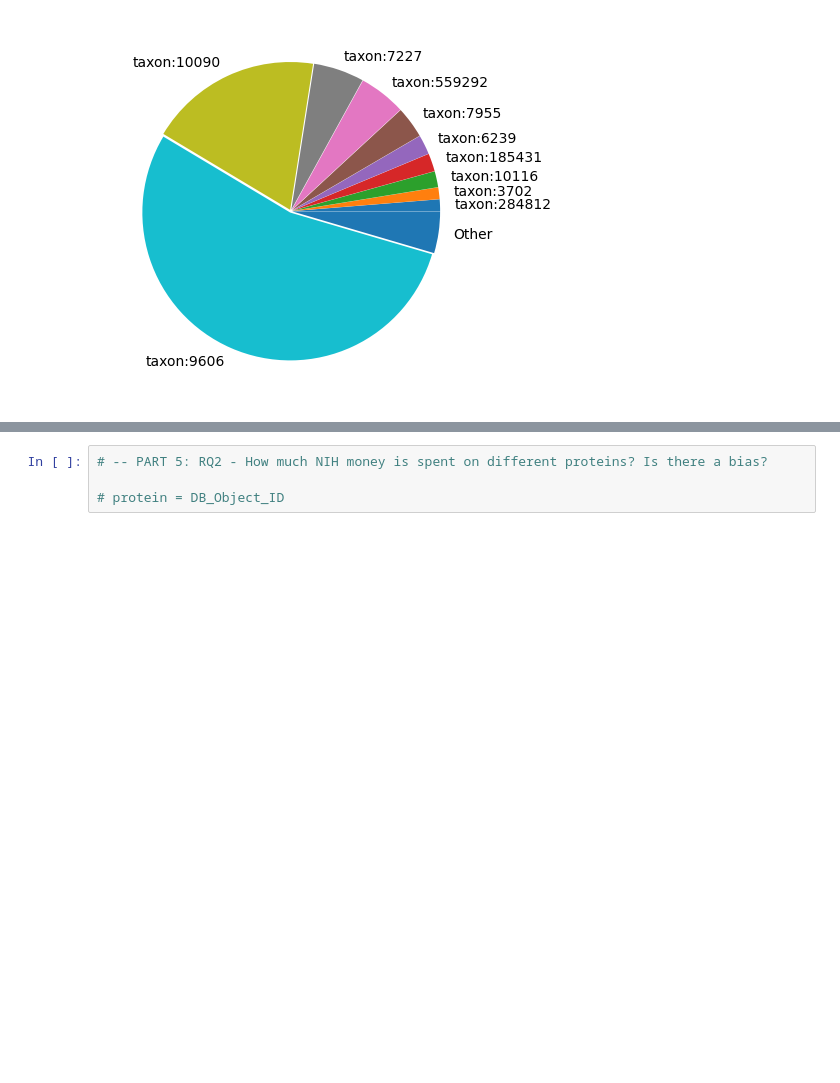
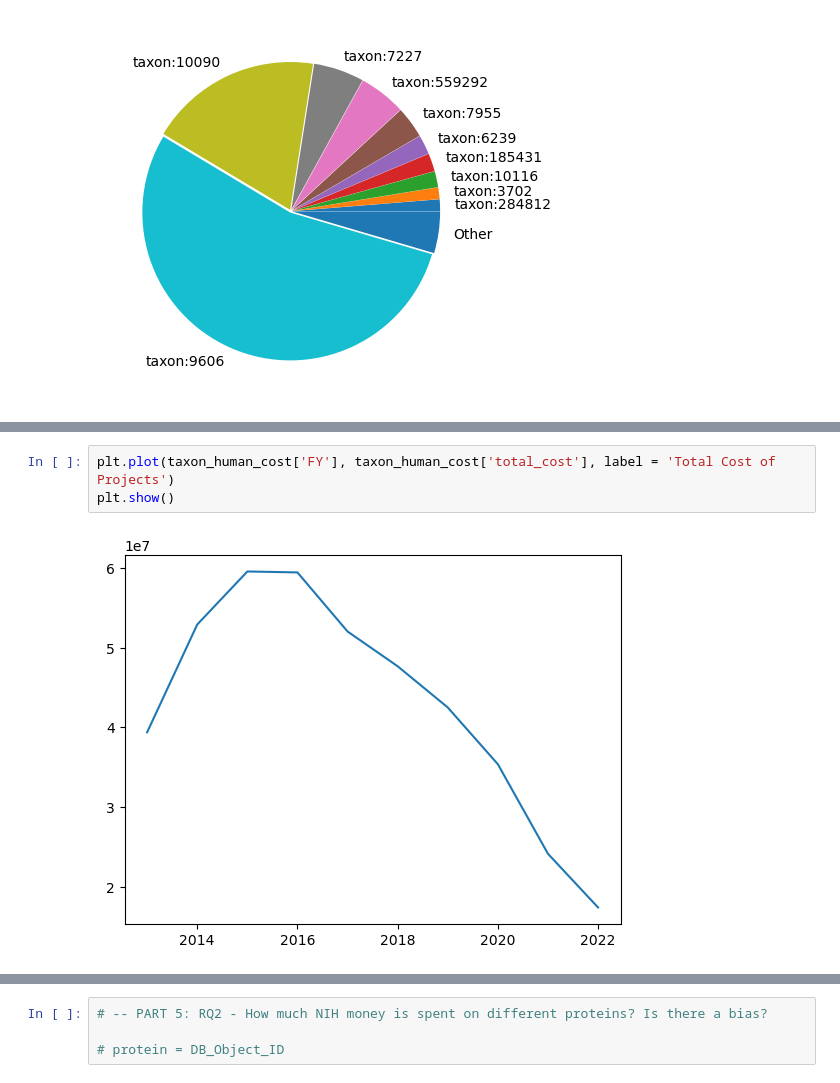
Before and after one commit to Moulica5374/NIH-Funding-Annotation-Analysis-Team-Project, a Jupyter notebook: Data_Analysis.ipynb, the cells around one changed output, grey strips where cells are left out. Saved outputs shown, nothing was run; the diff lists cells and outputs as text; blank space fills up the shorter version.

```diff
--- a/Data_Analysis.ipynb
+++ b/Data_Analysis.ipynb
@@ -218,0 +319,5 @@ tot_cost_per_taxon.head()
+# %%
+plt.plot(taxon_human_cost['FY'], taxon_human_cost['total_cost'], label = 'Total Cost of Projects')
+plt.show()
+# %% [output]
+[figure, added]
```
Also changed, not shown: parts of 10 cells of this notebook.
